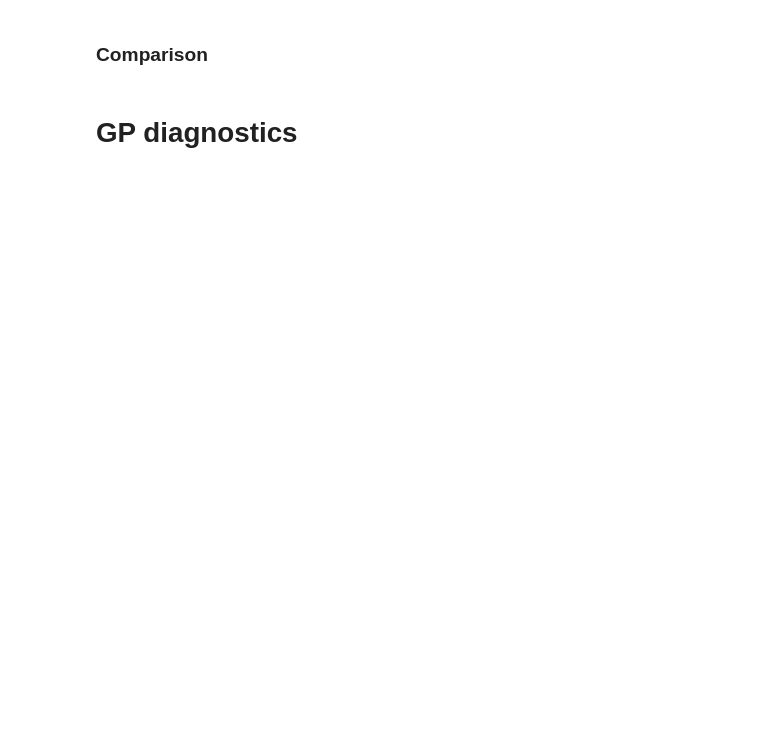
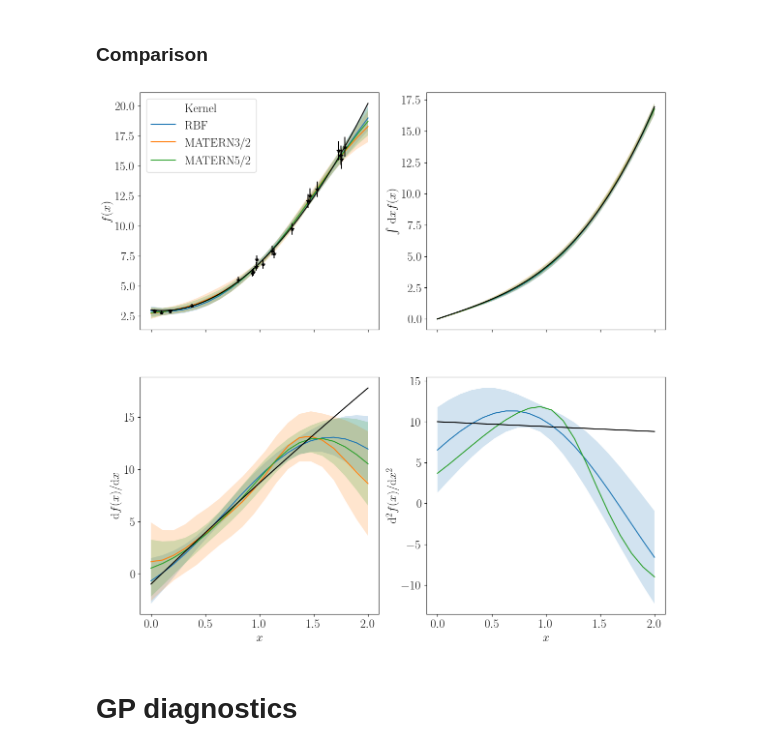
Before and after one commit to matmartinelli/CoRe, a Jupyter notebook: DEMO-GaussianProcess.ipynb, the cells around one changed output. Drawn from its saved outputs; the diff is of its cells as text; code cells hidden in the pictures; blank space fills up the shorter version.

```diff
--- a/DEMO-GaussianProcess.ipynb
+++ b/DEMO-GaussianProcess.ipynb
@@ -317,2 +387,4 @@ for ind,deriv in enumerate(possible_derivatives):
 # %%
 available_kernels = ['RBF','MATERN3/2','MATERN5/2']
+# %%
+reconstructions = {}
@@ -319,5 +430,42 @@ available_kernels = ['RBF','MATERN3/2','MATERN5/2']
 # %% [markdown]
 ### Comparison
+# %%
+xplot = np.linspace(xmin,xmax,100)
+fig,axes = plt.subplots(nrows=2,ncols=2,sharey=False,sharex=True,figsize=(14,14))
+
+for ind,deriv in enumerate(possible_derivatives):
+    if ind == 0:
+        i = 0
+        j = 0
+        label = y_label
+    elif ind == 1:
+        i = 0
+        j = 1
+        label = r'$\int$ d'+x_label+''+y_label
+    elif ind == 2:
+        i = 1
+        j = 0
+        label = r'd'+y_label+'/d'+x_label
+    elif ind == 3:
+        i = 1
+        j = 1
+        label = r'd$^2$'+y_label+'/d'+x_label+r'$^2$'
+
+    for method in results['Kernel'].unique():
+        df = results[results['Kernel']==method]
+        if len(df) != 0:
+            axes[i,j].fill_between(x_recon,df[deriv]+df[deriv+'_err'],df[deriv]-df[deriv+'_err'],alpha=0.2)
+    if ind == 0:
+        sb.lineplot(results,x='x',y=deriv,hue='Kernel',ax=axes[i,j])
+    else:
+        sb.lineplot(results,x='x',y=deriv,hue='Kernel',ax=axes[i,j],legend=0)
+    axes[i,j].plot(xplot,theory_model[deriv](xplot),color='black')
+    if deriv == 'f':
+        axes[i,j].errorbar(dataset['x'],dataset[deriv],yerr=dataset[deriv+'_err'],color='black',ls='',marker='*')
+    axes[i,j].set_xlabel(x_label)
+    axes[i,j].set_ylabel(label)
+# %% [output]
+[figure, added]
 # %% [markdown]
 # GP diagnostics
 # %% [markdown]
```
Also changed, not shown: parts of 34 cells of this notebook, 1 other file.
